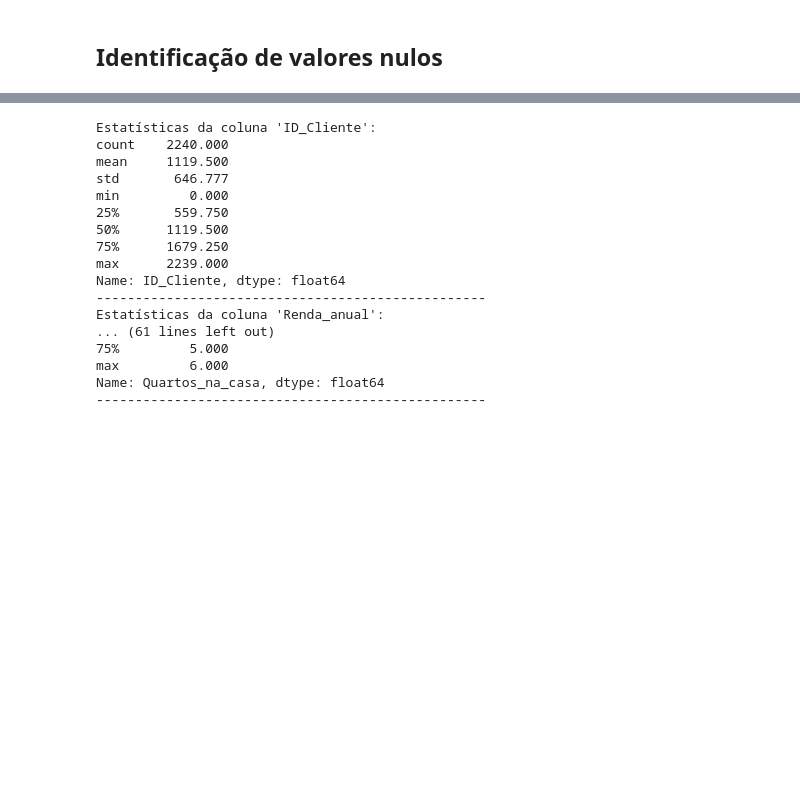
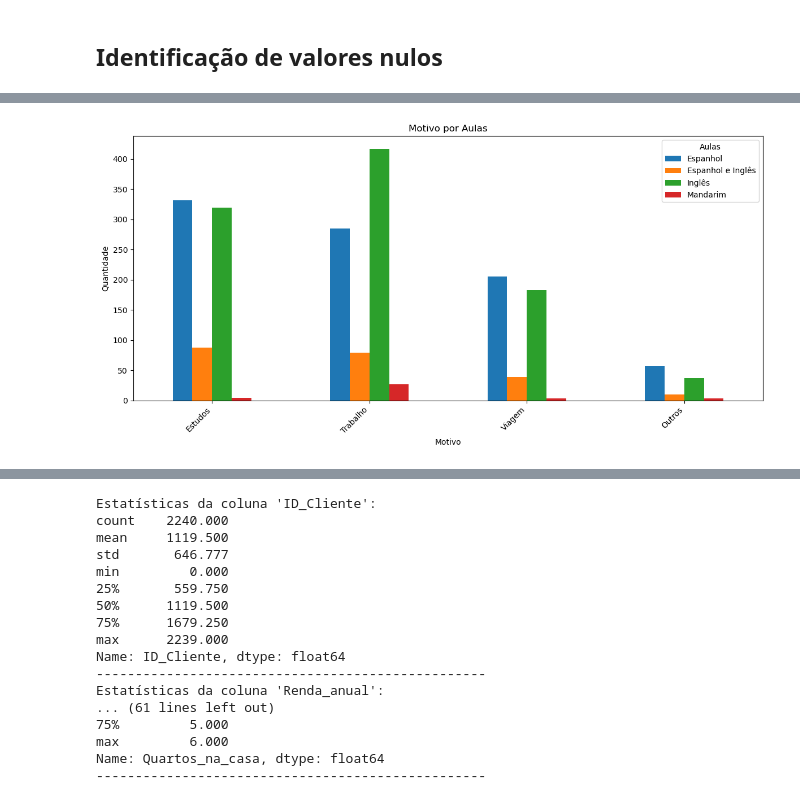
Before and after one commit to PedroMRegis/dados_case1, a Jupyter notebook: analise_LinguaLab/dados.ipynb, the cells around one changed output, grey strips where cells are left out. Drawn from its saved outputs; the diff is of its cells as text; code cells hidden in the pictures; blank space fills up the shorter version.

```diff
--- a/analise_LinguaLab/dados.ipynb
+++ b/analise_LinguaLab/dados.ipynb
@@ -200,0 +249,9 @@ Name: count, dtype: int64
+# %%
+pd.crosstab(df_LinguaLab['Motivo'], df_LinguaLab['Aulas']).plot(kind='bar', figsize=(12, 6))
+plt.title('Motivo por Aulas')
+plt.ylabel('Quantidade')
+plt.xticks(rotation=45, ha='right')
+plt.tight_layout()
+plt.show()
+# %% [output]
+[figure, added]
```
Also changed, not shown: parts of 64 cells of this notebook.
